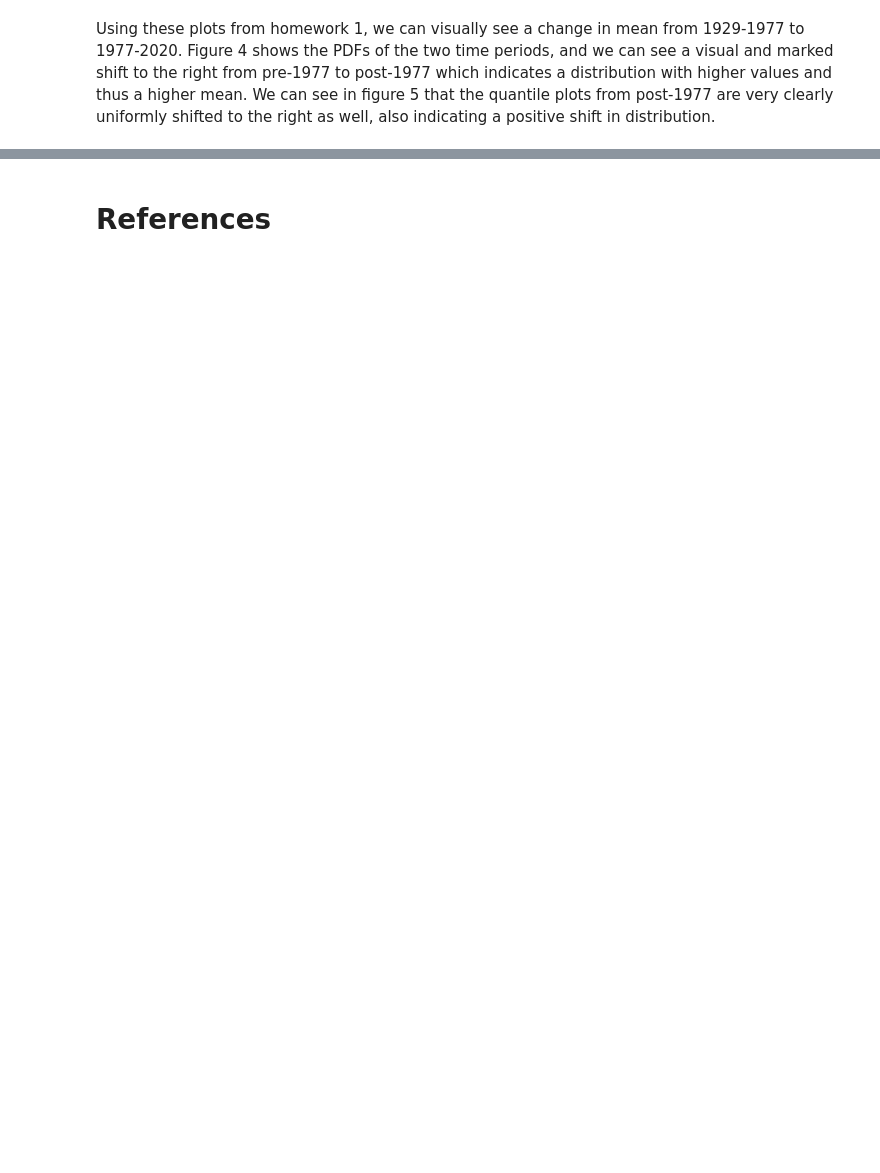
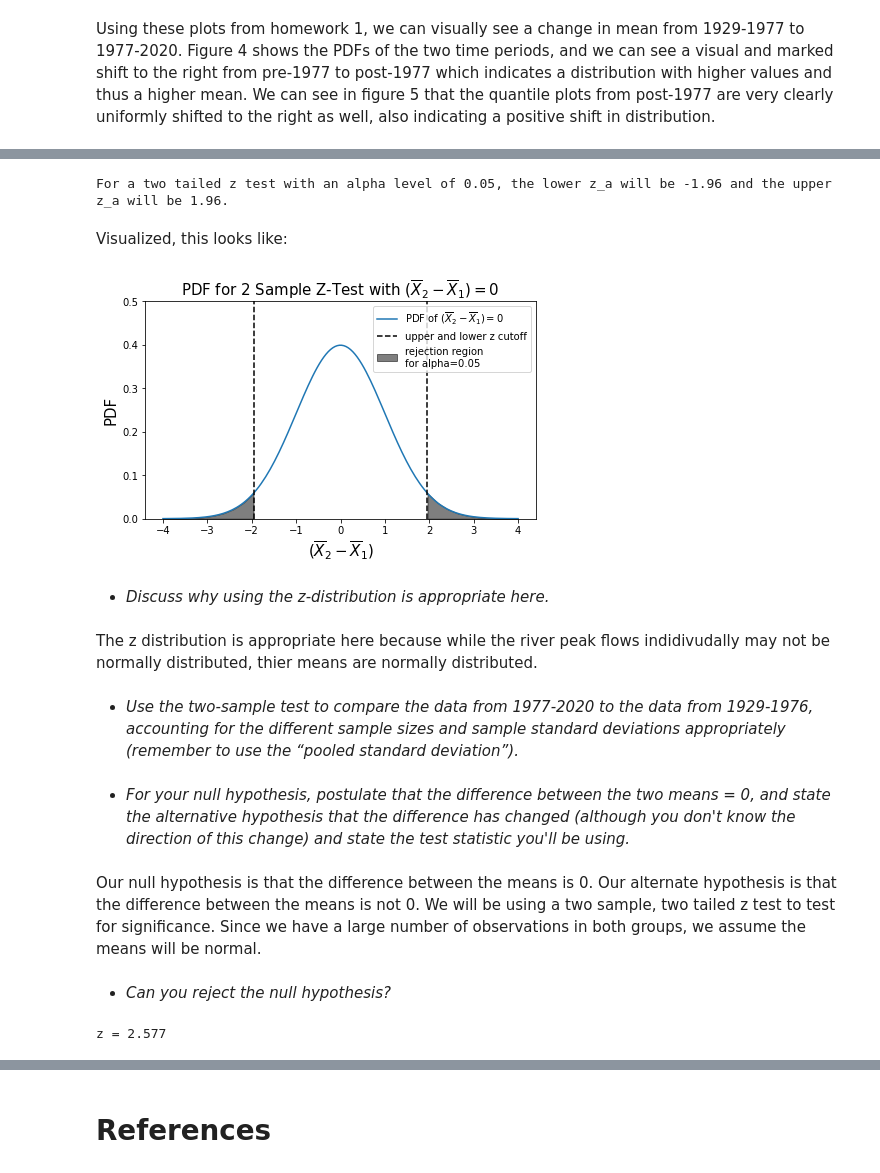
Before and after one commit to egagli/cewa565, a Jupyter notebook: homework/2/hw2.ipynb, the cells around one changed output, grey strips where cells are left out. Drawn from its saved outputs; the diff is of its cells as text; code cells hidden in the pictures; blank space fills up the shorter version.

```diff
--- a/homework/2/hw2.ipynb
+++ b/homework/2/hw2.ipynb
@@ -186,0 +97,32 @@ Seth Vanderwilt and I will be exploring using Synthetic Aperture Radar (SAR) bac
+# %%
+alpha = 0.05
+lower_z_cutoff = stats.norm.ppf(alpha/2)
+upper_z_cutoff = stats.norm.ppf(1-alpha/2)
+print(f'For a two tailed z test with an alpha level of 0.05, the lower z_a will be {lower_z_cutoff:.4} and the upper z_a will be {upper_z_cutoff:.4}.')
+# %% [output]
+For a two tailed z test with an alpha level of 0.05, the lower z_a will be -1.96 and the upper z_a will be 1.96.
+# %% [markdown]
+Visualized, this looks like:
+# %%
+f, ax = plt.subplots(figsize=(7,4))
+x = np.linspace(-4, 4, num=160)
+ax.plot(x, stats.norm.pdf(x, 0, 1), label='PDF of $(\overline{X}_2 - \overline{X}_1)=0$')
+ax.axvline(lower_z_cutoff, color='black', linestyle='--', label=f'upper and lower z cutoff')
+ax.axvline(upper_z_cutoff, color='black', linestyle='--')
+shade1 = np.linspace(upper_z_cutoff, np.max(x), 10)
+ax.fill_between(shade1, stats.norm.pdf(shade1, 0, 1) ,  color='k', alpha=0.5, label='rejection region\nfor alpha={}'.format(np.round(alpha,2)))
+shade2 = np.linspace(np.min(x), lower_z_cutoff, 10)
+ax.fill_between(shade2, stats.norm.pdf(shade2, 0, 1) ,  color='k', alpha=0.5)
+ax.set_ylim((0,0.5))
+ax.set_title('PDF for 2 Sample Z-Test with $(\overline{X}_2 - \overline{X}_1)=0$',fontsize=15)
+ax.set_xlabel('($\overline{X}_2 - \overline{X}_1$)', fontsize=15)
+ax.set_ylabel('PDF', fontsize=15)
+ax.legend();
+# %% [output]
+[figure, added]
+# %% [markdown]
+* *Discuss why using the z-distribution is appropriate here.*
+# %% [markdown]
+The z distribution is appropriate here because while the river peak flows indidivudally may not be normally distributed, thier means are normally distributed.
+# %% [markdown]
+* *Use the two-sample test to compare the data from 1977-2020 to the data from 1929-1976, accounting for the different sample sizes and sample standard deviations appropriately (remember to use the “pooled standard deviation”).*
@@ -186,0 +135,12 @@ Seth Vanderwilt and I will be exploring using Synthetic Aperture Radar (SAR) bac
+# %% [markdown]
+* *For your null hypothesis, postulate that the difference between the two means = 0, and state the alternative hypothesis that the difference has changed (although you don't know the direction of this change) and state the test statistic you'll be using.*
+# %% [markdown]
+Our null hypothesis is that the difference between the means is 0. Our alternate hypothesis is that the difference between the means is not 0. We will be using a two sample, two tailed z test to test for significance. Since we have a large number of observations in both groups, we assume the means will be normal.
+# %% [markdown]
+* *Can you reject the null hypothesis?*
+# %%
+delta_0 = 0
+z_test = ((mean_after - mean_before) - delta_0) / std_pooled
+print(f'z = {z_test:.4}')
+# %% [output]
+z = 2.577
```
Also changed, not shown: parts of 49 cells of this notebook.
